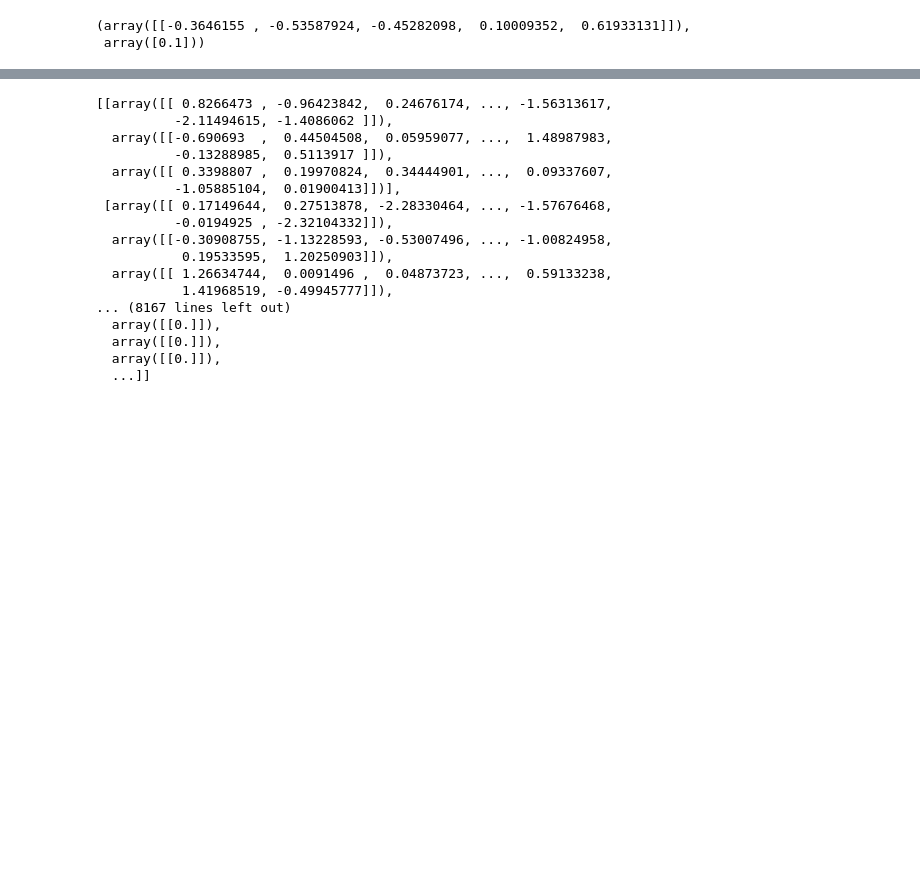
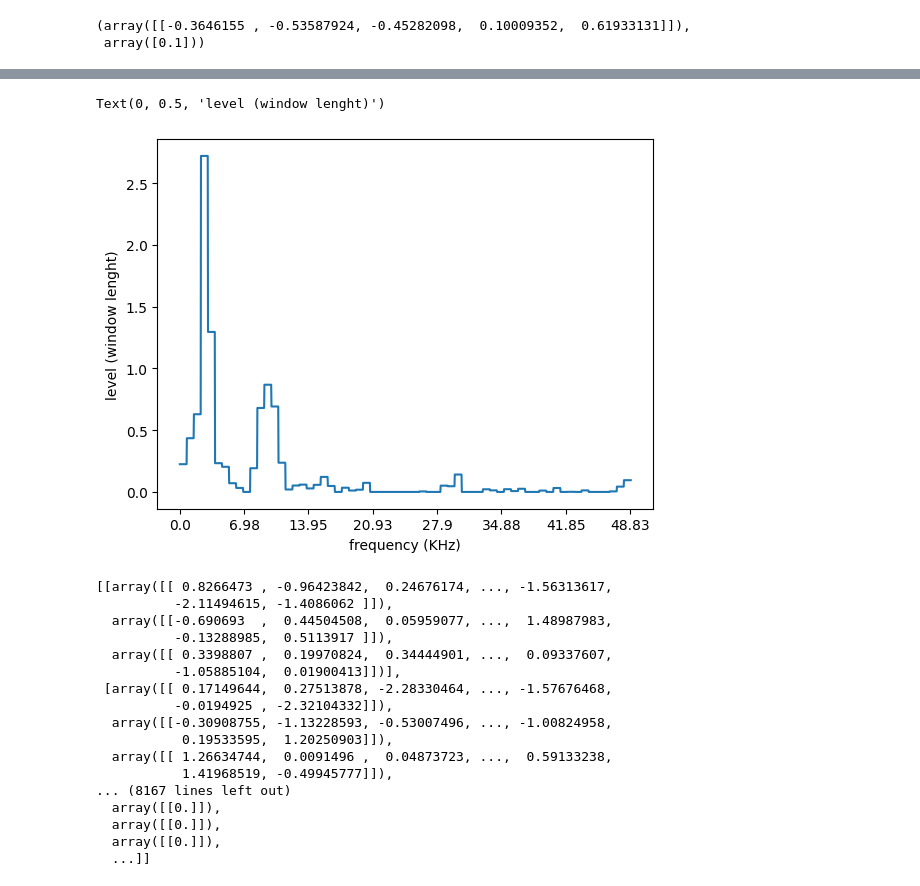
Before and after one commit to DimitriZC/Rolling-Fault-FFT-Wavelet-Analysis, a Jupyter notebook: trab.ipynb, the cells around one changed output, grey strips where cells are left out. Drawn from its saved outputs; the diff is of its cells as text; code cells hidden in the pictures; blank space fills up the shorter version.

```diff
--- a/trab.ipynb
+++ b/trab.ipynb
@@ -323,3 +358,13 @@ Text(0, 0.5, 'Level (Windows Length)')
+# %%
+plt.plot(Kwav[11])
+xlavel = np.round(np.array(np.arange(0, f_ORF_2/2+f_ORF_2/2/7, f_ORF_2/2/7), dtype=int)*1E-3, 2)
+plt.xticks(np.arange(0, Kwav.shape[1], Kwav.shape[1] // 7), labels=xlavel)
+plt.xlabel('frequency (KHz)')
+# plt.yticks(np.arange(0, Kwav.shape[0], 1), labels=np.round(Level_w, 1))
+plt.ylabel('level (window lenght)')
+# %% [output]
+Text(0, 0.5, 'level (window lenght)')
+[figure, added]
 # %%
 k = [2, 4, 6, 8, 12, 16, 24, 32, 48, 64, 96, 128, 192, 256, 384, 512, 786, 1024]
 a = []
```
Also changed, not shown: parts of 13 cells of this notebook, 1 other file.
